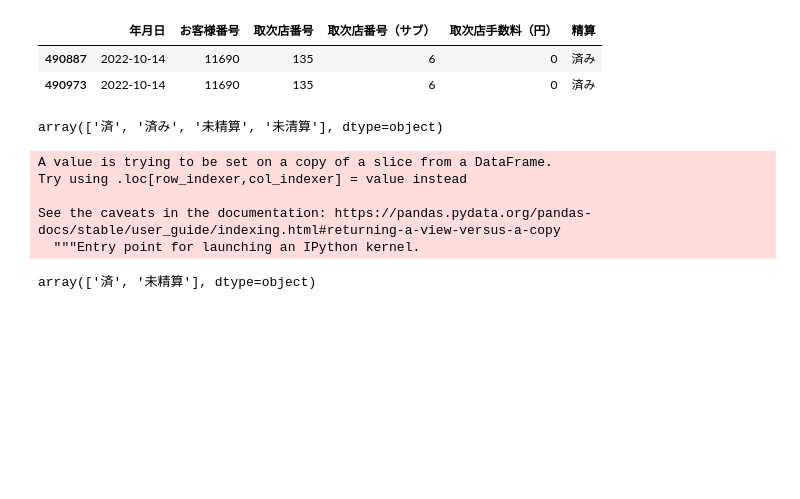
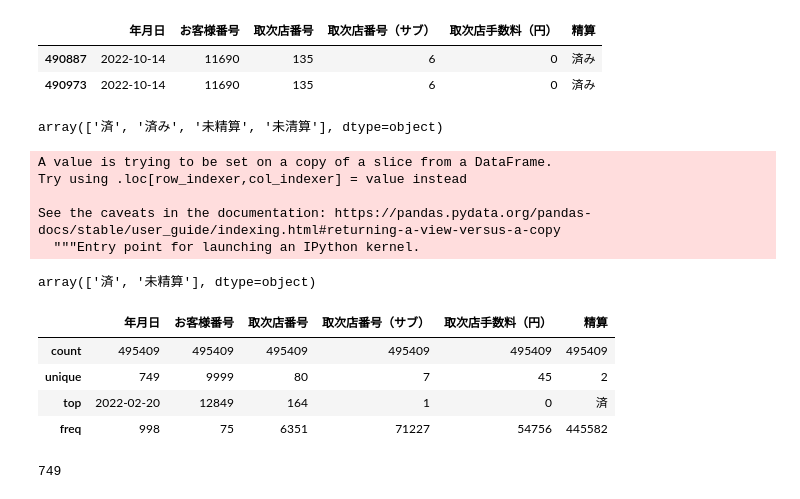
Before and after one commit to QENEST/qcells-it-meetup-handson, a Jupyter notebook: 2022-10-20 毎日作られるExcelファイル２年分を一つにしてって言われたんですが？/2年分の日ごとの取次店手数料統合.ipynb, the cells around one changed output. Saved outputs shown, nothing was run; the diff lists cells and outputs as text; code cells hidden in the pictures; blank space fills up the shorter version.

Commit message:
Add to check if date column is right or not

```diff
--- a/2022-10-20 毎日作られるExcelファイル２年分を一つにしてって言われたんですが？/2年分の日ごとの取次店手数料統合.ipynb
+++ b/2022-10-20 毎日作られるExcelファイル２年分を一つにしてって言われたんですが？/2年分の日ごとの取次店手数料統合.ipynb
@@ -190,4 +190,16 @@ df_editing['精算'] = numpy.where( df_editing['精算'] == '未清算', '未精
 df_editing['精算'].unique()
 # %% [output]
 array(['済', '未精算'], dtype=object)
+# %%
+df_editing.describe()
+# %% [output]
+|  | 年月日 | お客様番号 | 取次店番号 | 取次店番号（サブ） | 取次店手数料（円） | 精算 |
+| count | 495409 | 495409 | 495409 | 495409 | 495409 | 495409 |
+| unique | 749 | 9999 | 80 | 7 | 45 | 2 |
+| top | 2022-02-20 | 12849 | 164 | 1 | 0 | 済 |
+| freq | 998 | 75 | 6351 | 71227 | 54756 | 445582 |
+# %%
+len(pandas.date_range(start='2020-10-01', end='2022-10-19', freq='D'))
+# %% [output]
+749
 # %%
```
Also changed, not shown: parts of 1 cell of this notebook.
